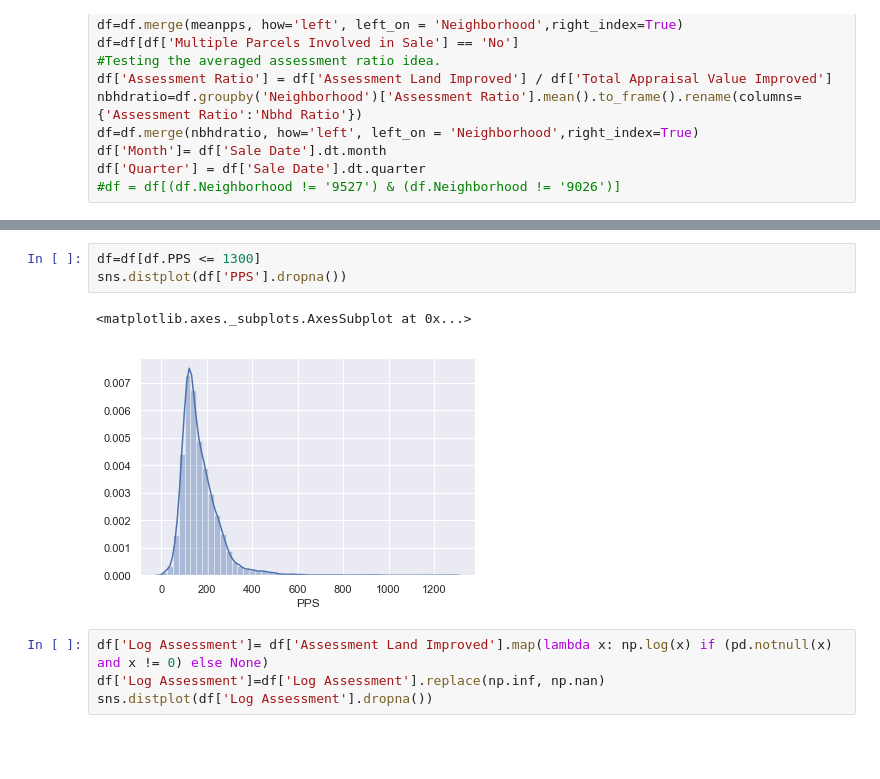
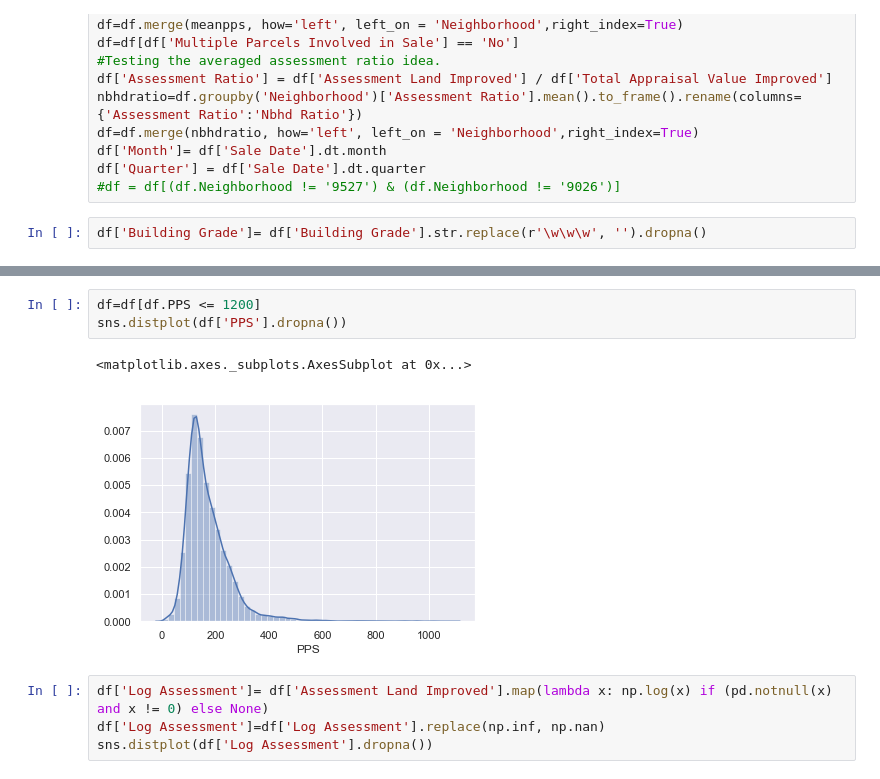
Before and after one commit to drewlehe/Nashville, a Jupyter notebook: MachineLearning.ipynb, the cells around one changed output, grey strips where cells are left out. Drawn from its saved outputs; the diff is of its cells as text; blank space fills up the shorter version.

```diff
--- a/MachineLearning.ipynb
+++ b/MachineLearning.ipynb
@@ -32,4 +38,6 @@ df=df.merge(nbhdratio, how='left', left_on = 'Neighborhood',right_index=True)
 df['Month']= df['Sale Date'].dt.month
 df['Quarter'] = df['Sale Date'].dt.quarter
 #df = df[(df.Neighborhood != '9527') & (df.Neighborhood != '9026')]
+# %%
+df['Building Grade']= df['Building Grade'].str.replace(r'\w\w\w', '').dropna()
 # %%
@@ -42,9 +69,9 @@ Name: PPS, dtype: float64
 # %%
-df=df[df.PPS <= 1300]
+df=df[df.PPS <= 1200]
 sns.distplot(df['PPS'].dropna())
 # %% [output]
 <matplotlib.axes._subplots.AxesSubplot at 0x...>
-[figure, old version]
+[figure, new version]
 # %%
 df['Log Assessment']= df['Assessment Land Improved'].map(lambda x: np.log(x) if (pd.notnull(x) and x != 0) else None)
 df['Log Assessment']=df['Log Assessment'].replace(np.inf, np.nan)
```
Also changed, not shown: parts of 17 cells of this notebook.
